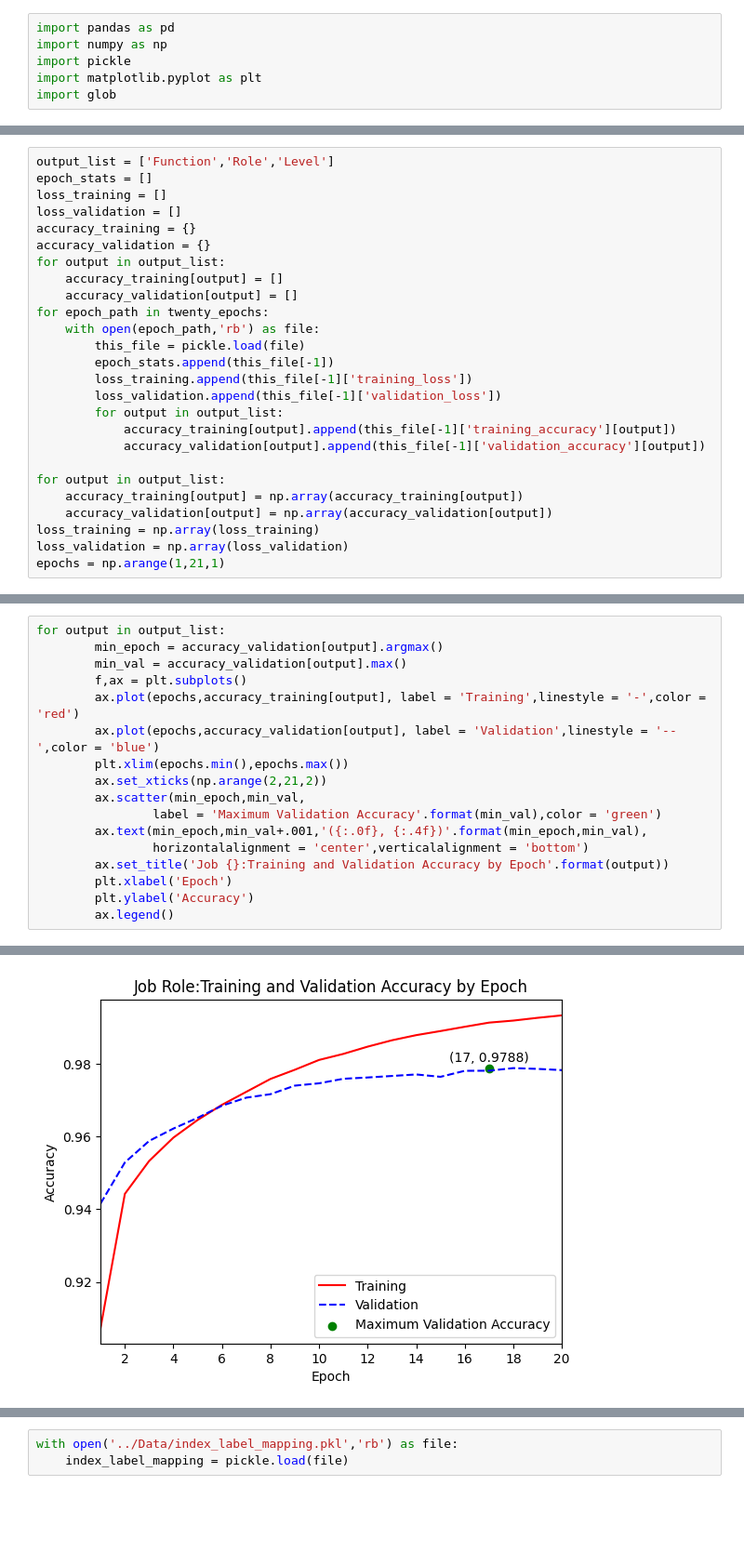
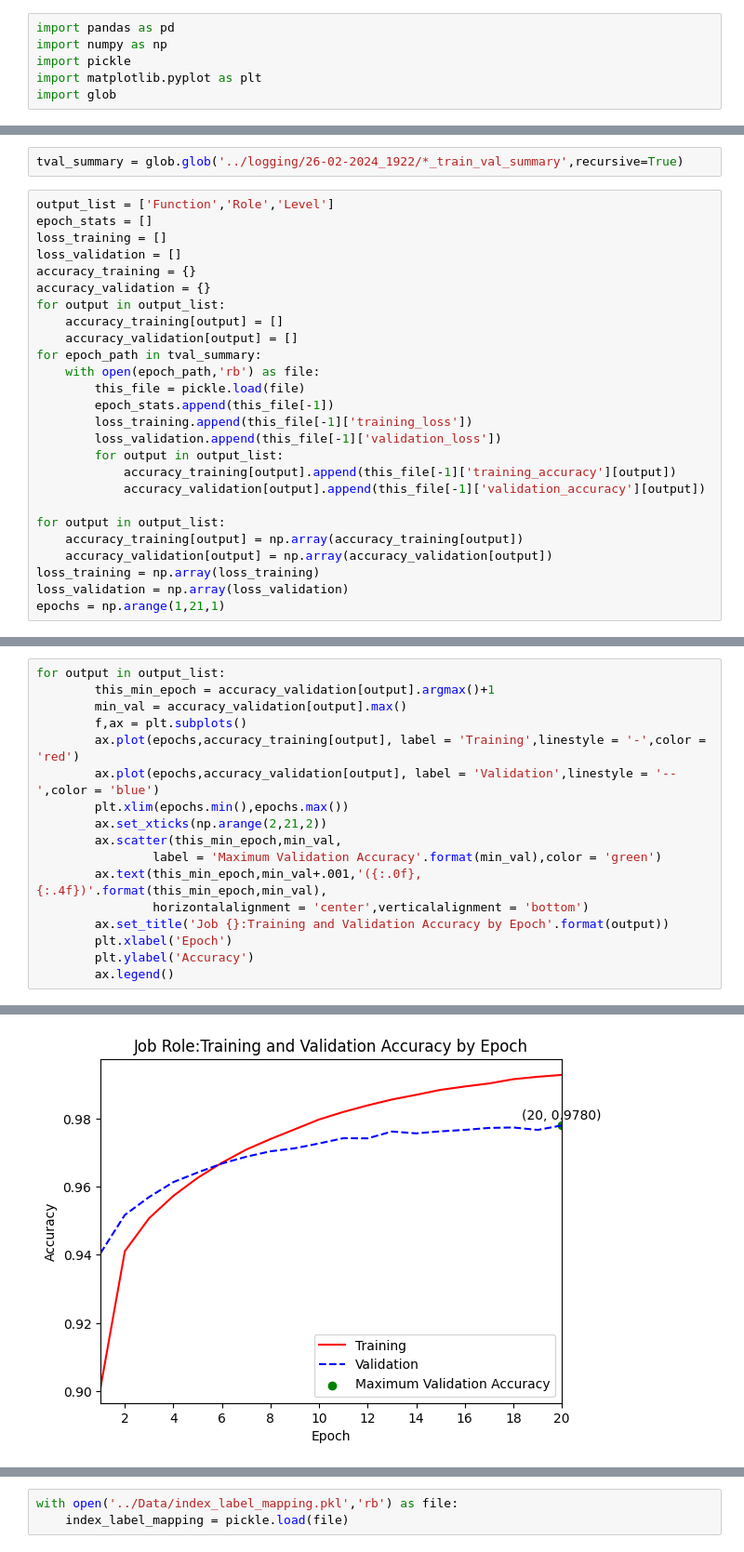
Before and after one commit to Metallideth/Natural_Language_Processing, a Jupyter notebook: Notebooks/04_Training_Visualizations.ipynb, the cells around one changed output, grey strips where cells are left out. Shown at 93% size. Saved outputs shown, nothing was run; the diff lists cells and outputs as text; blank space fills up the shorter version.

```diff
--- a/Notebooks/04_Training_Visualizations.ipynb
+++ b/Notebooks/04_Training_Visualizations.ipynb
@@ -11,3 +7,5 @@ twenty_epochs = [*ten_epochs,*ten_epochs_2]
+# %%
+tval_summary = glob.glob('../logging/26-02-2024_1922/*_train_val_summary',recursive=True)
 # %%
 output_list = ['Function','Role','Level']
 epoch_stats = []
@@ -18,7 +16,7 @@ accuracy_validation = {}
 for output in output_list:
     accuracy_training[output] = []
     accuracy_validation[output] = []
-for epoch_path in twenty_epochs:
+for epoch_path in tval_summary:
     with open(epoch_path,'rb') as file:
         this_file = pickle.load(file)
         epoch_stats.append(this_file[-1])
@@ -56,15 +54,15 @@ ax.legend()
 # %%
 for output in output_list:
-        min_epoch = accuracy_validation[output].argmax()
+        this_min_epoch = accuracy_validation[output].argmax()+1
         min_val = accuracy_validation[output].max()
         f,ax = plt.subplots()
         ax.plot(epochs,accuracy_training[output], label = 'Training',linestyle = '-',color = 'red')
         ax.plot(epochs,accuracy_validation[output], label = 'Validation',linestyle = '--',color = 'blue')
         plt.xlim(epochs.min(),epochs.max())
         ax.set_xticks(np.arange(2,21,2))
-        ax.scatter(min_epoch,min_val,
+        ax.scatter(this_min_epoch,min_val,
                 label = 'Maximum Validation Accuracy'.format(min_val),color = 'green')
-        ax.text(min_epoch,min_val+.001,'({:.0f}, {:.4f})'.format(min_epoch,min_val),
+        ax.text(this_min_epoch,min_val+.001,'({:.0f}, {:.4f})'.format(this_min_epoch,min_val),
                 horizontalalignment = 'center',verticalalignment = 'bottom')
         ax.set_title('Job {}:Training and Validation Accuracy by Epoch'.format(output))
         plt.xlabel('Epoch')
@@ -75 +73 @@ for output in output_list:
-[figure, old version]
+[figure, new version]
```
Also changed, not shown: parts of 9 cells of this notebook, 3 other files.
